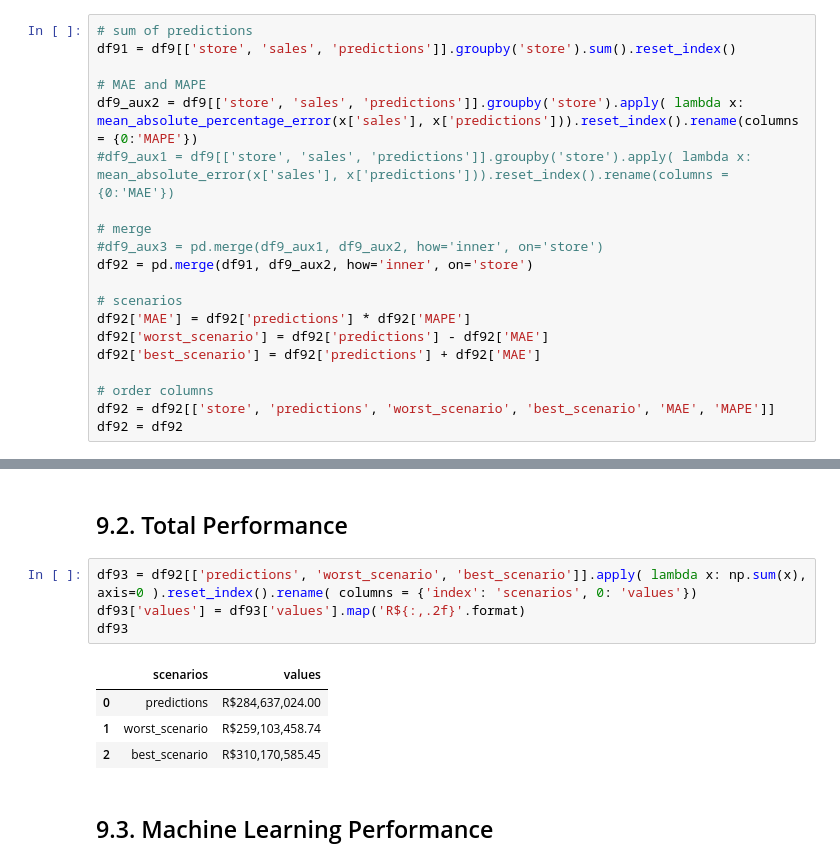
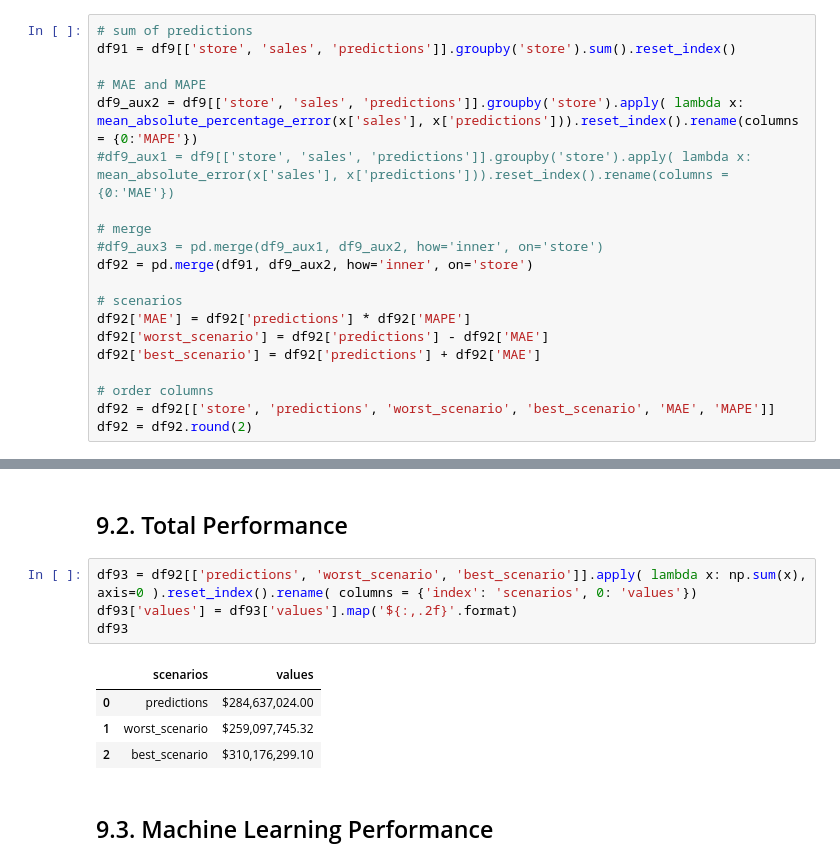
Before and after one commit to felpcm/DS-em-Producao, a Jupyter notebook: v09_store_sales_prediction.ipynb, the cells around one changed output, grey strips where cells are left out. Saved outputs shown, nothing was run; the diff lists cells and outputs as text.

```diff
--- a/v09_store_sales_prediction.ipynb
+++ b/v09_store_sales_prediction.ipynb
@@ -1219,7 +1219,7 @@ df92['best_scenario'] = df92['predictions'] + df92['MAE']
 
 # order columns
 df92 = df92[['store', 'predictions', 'worst_scenario', 'best_scenario', 'MAE', 'MAPE']]
-df92 = df92
+df92 = df92.round(2)
 # %%
 df92.sort_values('MAPE', ascending = False).head()
 # %% [output]
@@ -1238,13 +1238,13 @@ sns.scatterplot(x='store', y='MAPE', data=df92)
 ## 9.2. Total Performance
 # %%
 df93 = df92[['predictions', 'worst_scenario', 'best_scenario']].apply( lambda x: np.sum(x), axis=0 ).reset_index().rename( columns = {'index': 'scenarios', 0: 'values'})
-df93['values'] = df93['values'].map('R${:,.2f}'.format)
+df93['values'] = df93['values'].map('${:,.2f}'.format)
 df93
 # %% [output]
 |  | scenarios | values |
-| 0 | predictions | R$284,637,024.00 |
-| 1 | worst_scenario | R$259,103,458.74 |
-| 2 | best_scenario | R$310,170,585.45 |
+| 0 | predictions | $284,637,024.00 |
+| 1 | worst_scenario | $259,097,745.32 |
+| 2 | best_scenario | $310,176,299.10 |
 # %% [markdown]
 ## 9.3. Machine Learning Performance
 # %%
```
Also changed, not shown: parts of 1 cell of this notebook, 1 other file.
